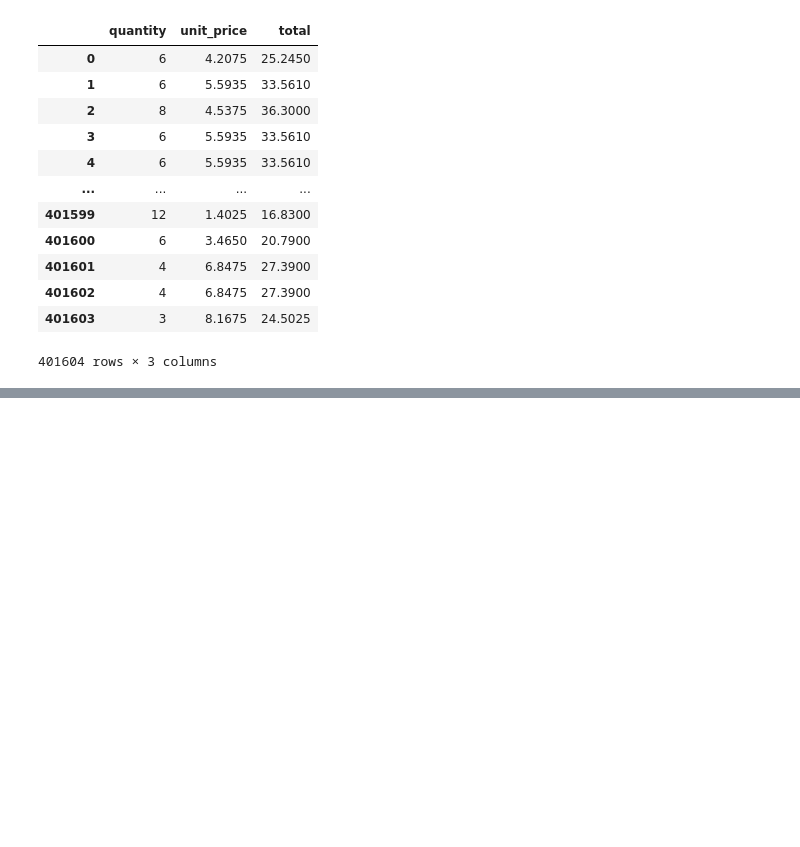
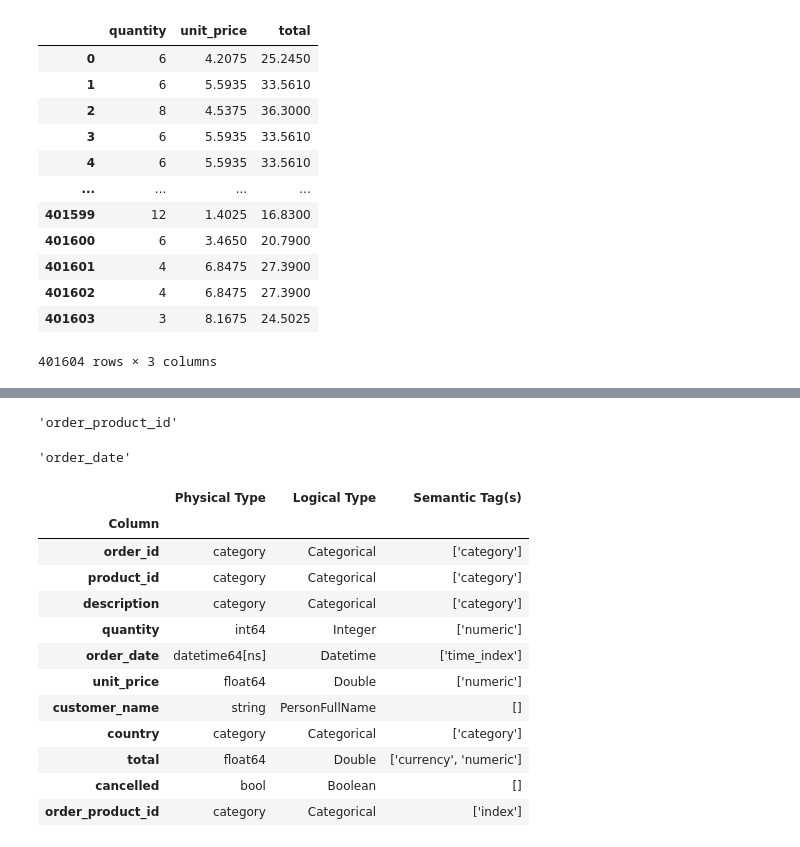
Before and after one commit to EnzoZirotti/Using-EVALML, a Jupyter notebook: woodwork.ipynb, the cells around one changed output, grey strips where cells are left out. Cells and saved outputs as stored; diff of their text form; code cells hidden in the pictures; blank space fills up the shorter version.

```diff
--- a/woodwork.ipynb
+++ b/woodwork.ipynb
@@ -117,0 +199,27 @@ numeric_df
+# %%
+# Designating certain columns as the woodwork index or time_index. set_index or set_time_index
+df.ww.set_index("order_product_id")
+df.ww.index
+# %% [output]
+'order_product_id'
+# %%
+df.ww.set_time_index("order_date")
+df.ww.time_index
+# %% [output]
+'order_date'
+# %%
+df.ww
+# %% [output]
+|  | Physical Type | Logical Type | Semantic Tag(s) |
+| Column |  |  |  |
+| order_id | category | Categorical | ['category'] |
+| product_id | category | Categorical | ['category'] |
+| description | category | Categorical | ['category'] |
+| quantity | int64 | Integer | ['numeric'] |
+| order_date | datetime64[ns] | Datetime | ['time_index'] |
+| unit_price | float64 | Double | ['numeric'] |
+| customer_name | string | PersonFullName | [] |
+| country | category | Categorical | ['category'] |
+| total | float64 | Double | ['currency', 'numeric'] |
+| cancelled | bool | Boolean | [] |
+| order_product_id | category | Categorical | ['index'] |
```
Also changed, not shown: parts of 12 cells of this notebook.
